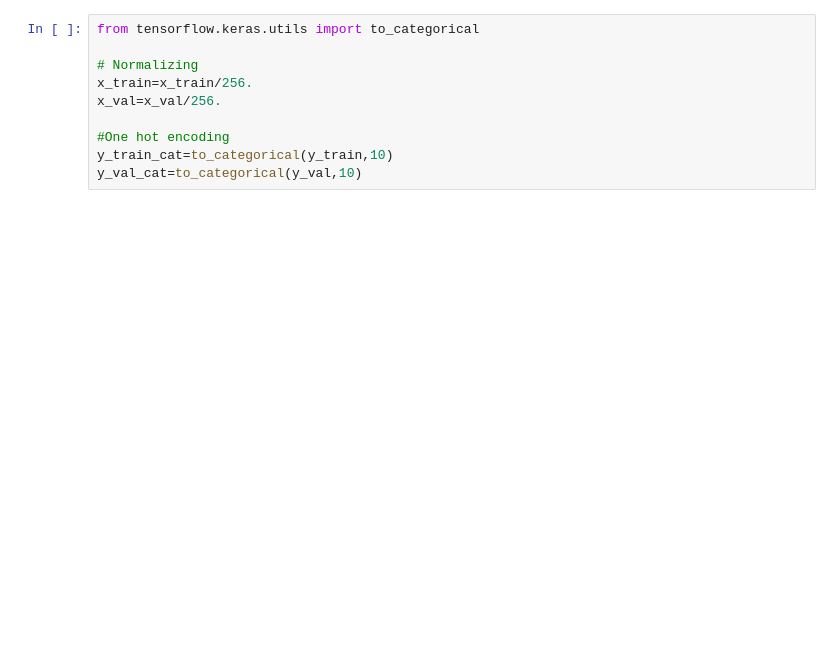
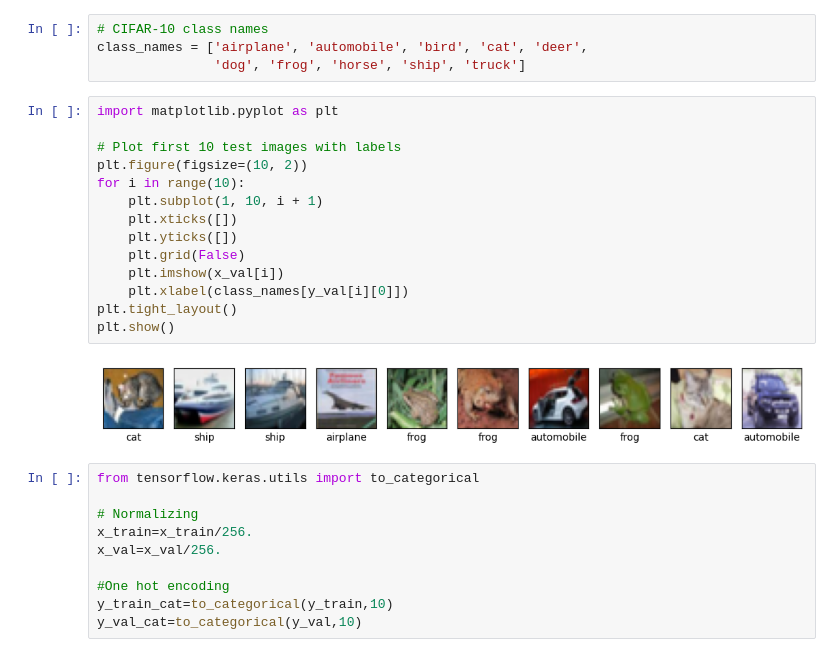
Before and after one commit to vic9112/FPGA_Challenge2025_Qualifying_Round_Challenge, a Jupyter notebook: End_to_end_examples/imageclassifiaction-qat-hls4ml-end-to-end-example.ipynb, the cells around one changed output. Cells and saved outputs as stored; diff of their text form; blank space fills up the shorter version.

```diff
--- a/End_to_end_examples/imageclassifiaction-qat-hls4ml-end-to-end-example.ipynb
+++ b/End_to_end_examples/imageclassifiaction-qat-hls4ml-end-to-end-example.ipynb
@@ -34,6 +37,26 @@ Shape of x_train is (50000, 32, 32, 3)
 Shape of x_val is (10000, 32, 32, 3)
 Shape of y_train is (50000, 1)
 Shape of y_val is (10000, 1)
+# %%
+# CIFAR-10 class names
+class_names = ['airplane', 'automobile', 'bird', 'cat', 'deer',
+               'dog', 'frog', 'horse', 'ship', 'truck']
+# %%
+import matplotlib.pyplot as plt
+
+# Plot first 10 test images with labels
+plt.figure(figsize=(10, 2))
+for i in range(10):
+    plt.subplot(1, 10, i + 1)
+    plt.xticks([])
+    plt.yticks([])
+    plt.grid(False)
+    plt.imshow(x_val[i])
+    plt.xlabel(class_names[y_val[i][0]])
+plt.tight_layout()
+plt.show()
+# %% [output]
+[figure, added]
 # %%
 from tensorflow.keras.utils import to_categorical
 
```
Also changed, not shown: parts of 49 cells of this notebook.
